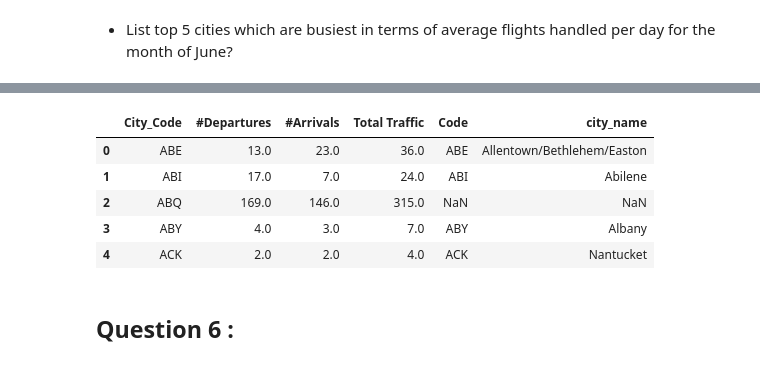
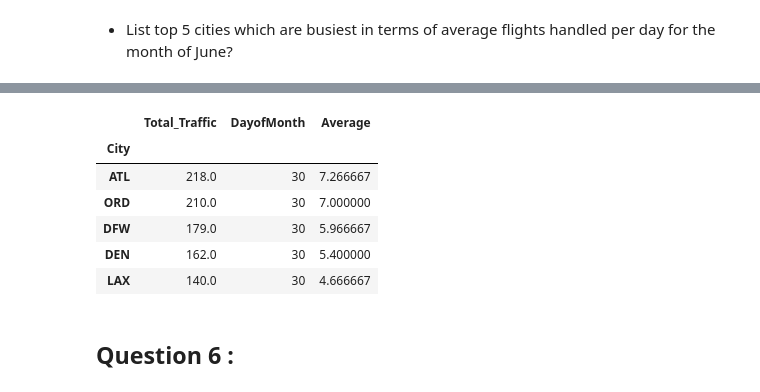
Before and after one commit to fractal-analytics-academy/python-for-data-science, a Jupyter notebook: test-your-skills/solution-sets/Set-1/solution-set-1.ipynb, the cells around one changed output, grey strips where cells are left out. Drawn from its saved outputs; the diff is of its cells as text; code cells hidden in the pictures.

Commit message:
added solutions to Question 6

```diff
--- a/test-your-skills/solution-sets/Set-1/solution-set-1.ipynb
+++ b/test-your-skills/solution-sets/Set-1/solution-set-1.ipynb
@@ -273,15 +328,26 @@ tot_jun.fillna(0,inplace=True)
+# %%
+# Now let's calculate the total traffic column
+final['Total_Traffic'] = final['#Departures'] + final['#Arrivals']
+# %%
+# Since, Either the Origin City or the Destination City can be blank at a time, let's do a coalesce of the two columns
+# to obtain the new column City
+final['City'] = final['OriginCode'].combine_first(final['DestCode'])
+# %%
+# Finally, we'll group by city and calculate the total traffic and total no. of days flights occurred
+result = final.groupby('City')['Total_Traffic','DayofMonth'].agg({'Total_Traffic':np.sum
+                                    ,'DayofMonth':lambda x:x.nunique()})
+# %%
+# let's calculate the average as asked in the question
+result['Average'] = result['Total_Traffic']/result['DayofMonth']
 # %%
-# to get average divide the total trips per city by 30
-# sort in descending order
-# slice off top 5 rows
-top_5 = (tot_jun/30).sort_values(ascending=False)[:5]
+# sort the final result by Average in descending order and slice to fetch the top 5
+result.sort_values(by='Average',ascending=False)[:5]
+# %% [output]
+|  | Total_Traffic | DayofMonth | Average |
+| City |  |  |  |
+| ATL | 218.0 | 30 | 7.266667 |
+| ORD | 210.0 | 30 | 7.000000 |
+| DFW | 179.0 | 30 | 5.966667 |
+| DEN | 162.0 | 30 | 5.400000 |
+| LAX | 140.0 | 30 | 4.666667 |
-# %%
-dfq2.head()
-# %% [output]
-|  | City_Code | #Departures | #Arrivals | Total Traffic | Code | city_name |
-| 0 | ABE | 13.0 | 23.0 | 36.0 | ABE | Allentown/Bethlehem/Easton |
-| 1 | ABI | 17.0 | 7.0 | 24.0 | ABI | Abilene |
-| 2 | ABQ | 169.0 | 146.0 | 315.0 | NaN | NaN |
-| 3 | ABY | 4.0 | 3.0 | 7.0 | ABY | Albany |
-| 4 | ACK | 2.0 | 2.0 | 4.0 | ACK | Nantucket |
 # %%
```
Also changed, not shown: parts of 34 cells of this notebook.
